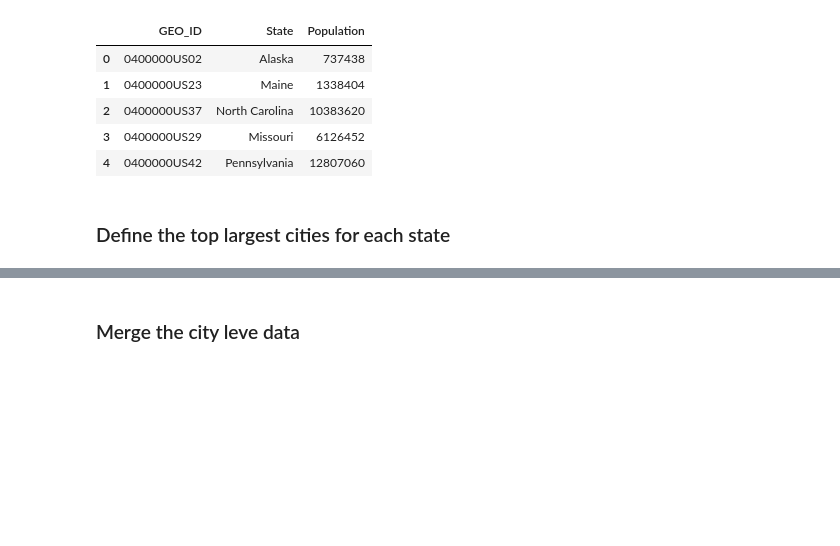
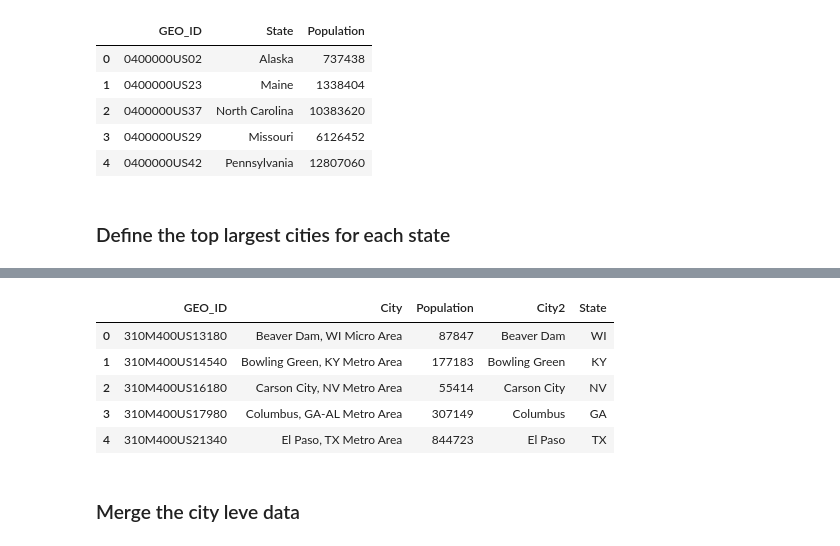
Before and after one commit to jteickholt/Project2_Team7, a Jupyter notebook: static/py/census_data_prep_jeff.ipynb, the cells around one changed output, grey strips where cells are left out. Cells and saved outputs as stored; diff of their text form; code cells hidden in the pictures; blank space fills up the shorter version.

```diff
--- a/static/py/census_data_prep_jeff.ipynb
+++ b/static/py/census_data_prep_jeff.ipynb
@@ -268,3 +249,27 @@ population_state_df.head()
+# %%
+city = population_df["City"].str.split(",", expand=True)
+
+city2 = city[0]
+
+
+population_df["City2"] = city2
+
+state = population_df["City"].str.split(",", expand=True)
+
+state2=state[1]
+
+state3=state2.str.slice(0,3,1)
+
+population_df["State"] = state3
+
+population_df.head()
+# %% [output]
+|  | GEO_ID | City | Population | City2 | State |
+| 0 | 310M400US13180 | Beaver Dam, WI Micro Area | 87847 | Beaver Dam | WI |
+| 1 | 310M400US14540 | Bowling Green, KY Metro Area | 177183 | Bowling Green | KY |
+| 2 | 310M400US16180 | Carson City, NV Metro Area | 55414 | Carson City | NV |
+| 3 | 310M400US17980 | Columbus, GA-AL Metro Area | 307149 | Columbus | GA |
+| 4 | 310M400US21340 | El Paso, TX Metro Area | 844723 | El Paso | TX |
 # %% [markdown]
 ### Merge the city leve data
 # %%
```
Also changed, not shown: parts of 2 cells of this notebook.
